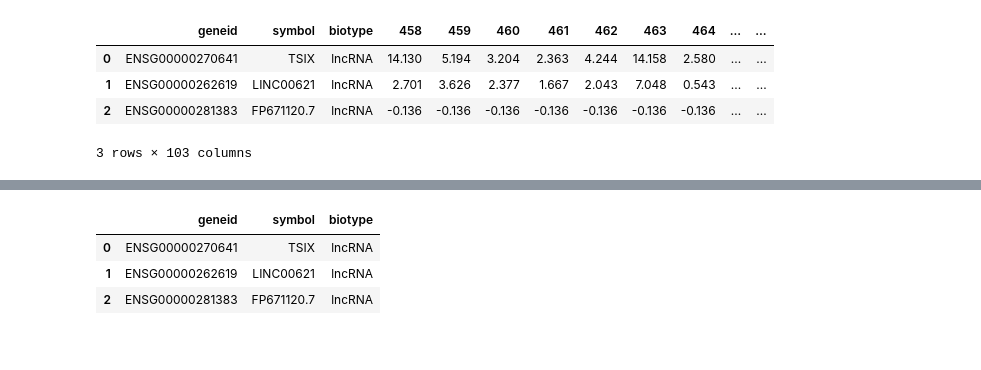
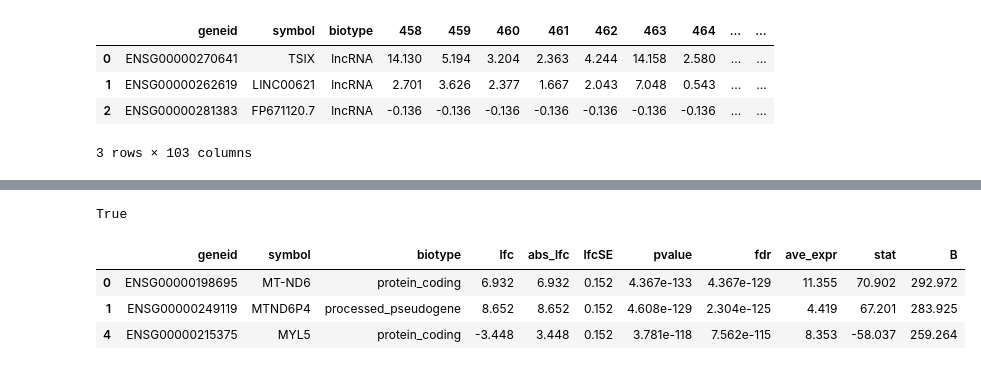
Before and after one commit to flalix/perturb_agent, a Jupyter notebook: notebooks/mtp_TCGA_54_PSI_all_PAADs_Cluster_DEGs.ipynb, the cells around one changed output, grey strips where cells are left out. Saved outputs shown, nothing was run; the diff lists cells and outputs as text; code cells hidden in the pictures.

Commit message:
deploy 0.3.003 combat cluster_degs2

```diff
--- a/notebooks/mtp_TCGA_54_PSI_all_PAADs_Cluster_DEGs.ipynb
+++ b/notebooks/mtp_TCGA_54_PSI_all_PAADs_Cluster_DEGs.ipynb
@@ -429,0 +495,3 @@ df_exp.head(3)
+# %%
+df_lfc_ori.reset_index(inplace=True)
+df_lfc_ori.head(3)
@@ -429,0 +503,3 @@ df_exp.head(3)
+# %%
+df_lfc_ori2 = pd.merge(df_lfc_ori, gdc.df_combat[gdc.ANNOT_COLS], how="inner", on='geneid')
+df_lfc_ori2.head(3)
@@ -429,0 +511,11 @@ df_exp.head(3)
+# %%
+
+
+cols = ['geneid', 'lfc', 'lfcSE', 'ave_expr', 'stat', 'pvalue', 'fdr', 'B', 'symbol', 'biotype']
+df_lfc_ori2.columns = cols
+
+cols = ['geneid', 'symbol', 'biotype', 'lfc', 'abs_lfc', 'lfcSE', 'pvalue', 'fdr', 'ave_expr', 'stat', 'B']
+df_lfc_ori2['abs_lfc'] = df_lfc_ori2['lfc'].abs()
+df_lfc_ori2 = df_lfc_ori2[cols]
+
+df_lfc_ori2
@@ -429,0 +536,8 @@ df_exp.head(3)
+# %%
+remove_list = ['Mt_rRNA', 'Mt_tRNA', 'TEC', 'TR_V_gene', 'lncRNA', 'misc_RNA',
+       'rRNA_pseudogene', 'scaRNA', 'snRNA', 'snoRNA',]
+
+df_degs_biotype = df_lfc_ori2[ (df_lfc_ori2.abs_lfc >= 1.0) & (df_lfc_ori2.fdr < 0.05)  & (~df_lfc_ori2.biotype.isin(remove_list)) ]
+print(len(df_degs_biotype))
+
+df_degs_biotype.tail(3)
@@ -430,7 +550,14 @@ df_exp.head(3)
+# %%
+from libs.Basic import write_txt
+
+write_txt("\n".join(df_degs_biotype.symbol[:2000]), f"degs_cluster_{nclu}_biotypes_first_2000.txt", gdc.root_mprog_lfc)
+# %% [output]
+True
 # %%
-df_annotation.head(3)
+
+df_degs_biotype.head(3)
 # %% [output]
-|  | geneid | symbol | biotype |
-| 0 | ENSG00000270641 | TSIX | lncRNA |
-| 1 | ENSG00000262619 | LINC00621 | lncRNA |
-| 2 | ENSG00000281383 | FP671120.7 | lncRNA |
+|  | geneid | symbol | biotype | lfc | abs_lfc | lfcSE | pvalue | fdr | ave_expr | stat | B |
+| 0 | ENSG00000198695 | MT-ND6 | protein_coding | 6.932 | 6.932 | 0.152 | 4.367e-133 | 4.367e-129 | 11.355 | 70.902 | 292.972 |
+| 1 | ENSG00000249119 | MTND6P4 | processed_pseudogene | 8.652 | 8.652 | 0.152 | 4.608e-129 | 2.304e-125 | 4.419 | 67.201 | 283.925 |
+| 4 | ENSG00000215375 | MYL5 | protein_coding | -3.448 | 3.448 | 0.152 | 3.781e-118 | 7.562e-115 | 8.353 | -58.037 | 259.264 |
```
Also changed, not shown: parts of 26 cells of this notebook, 1 other file.
